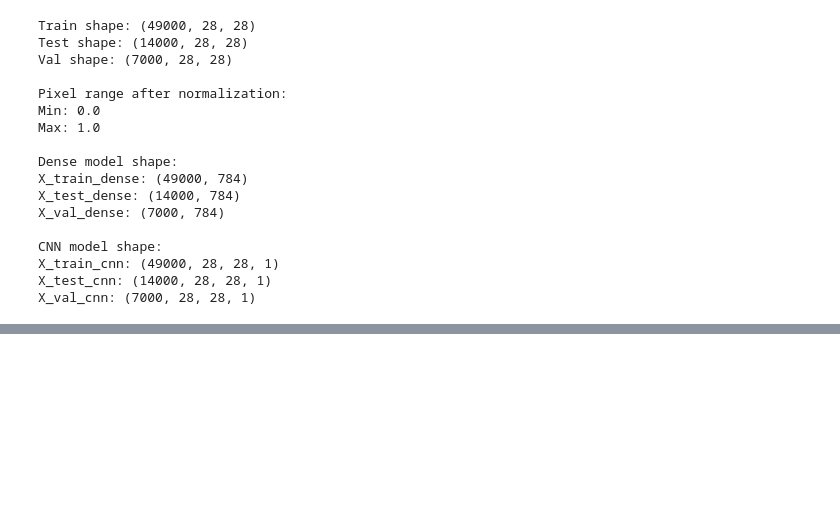
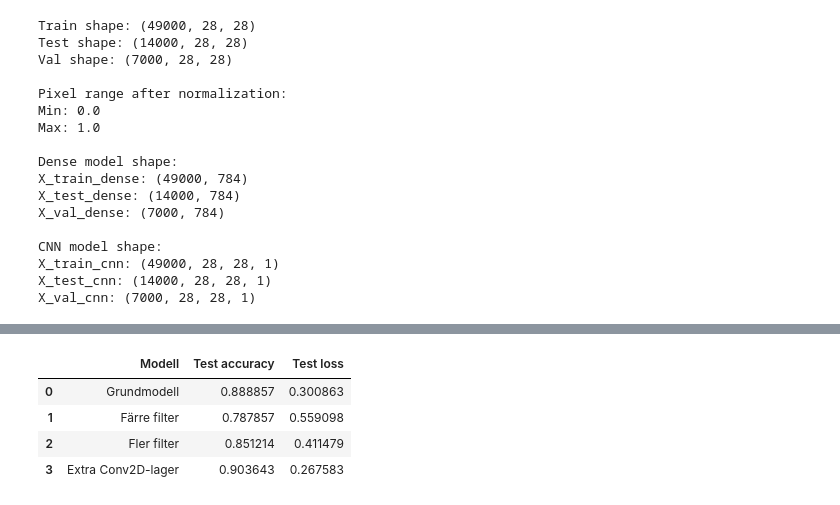
Before and after one commit to Miralem96/DeepLearningExamModellarkitektur, a Jupyter notebook: notebook.ipynb, the cells around one changed output, grey strips where cells are left out. Cells and saved outputs as stored; diff of their text form; code cells hidden in the pictures; blank space fills up the shorter version.

Commit message:
steg 5 Testa och förbättra modellen - 3 olika varianter

```diff
--- a/notebook.ipynb
+++ b/notebook.ipynb
@@ -315,0 +459,2 @@ plot_training_history(history, "base_model")
+# %%
+base_test_loss, base_test_acc = base_model.evaluate(X_test_cnn, y_test)
@@ -315,0 +463,29 @@ plot_training_history(history, "base_model")
+# %%
+results = pd.DataFrame({
+    'Modell': [
+        'Grundmodell',
+        'Färre filter',
+        'Fler filter',
+        'Extra Conv2D-lager'
+    ],
+    'Test accuracy': [
+        base_test_acc,
+        test_acc_fewer,
+        test_acc_more,
+        test_acc_extra
+    ],
+    'Test loss': [
+        base_test_loss,
+        test_loss_fewer,
+        test_loss_more,
+        test_loss_extra
+    ]
+})
+
+results
+# %% [output]
+|  | Modell | Test accuracy | Test loss |
+| 0 | Grundmodell | 0.888857 | 0.300863 |
+| 1 | Färre filter | 0.787857 | 0.559098 |
+| 2 | Fler filter | 0.851214 | 0.411479 |
+| 3 | Extra Conv2D-lager | 0.903643 | 0.267583 |
```
Also changed, not shown: parts of 7 cells of this notebook.
